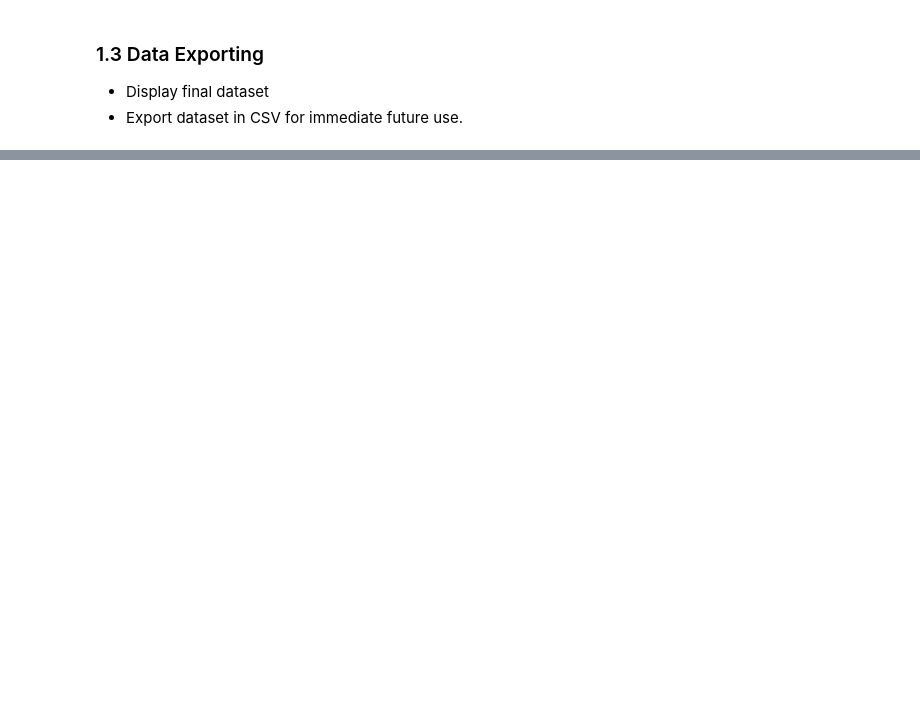
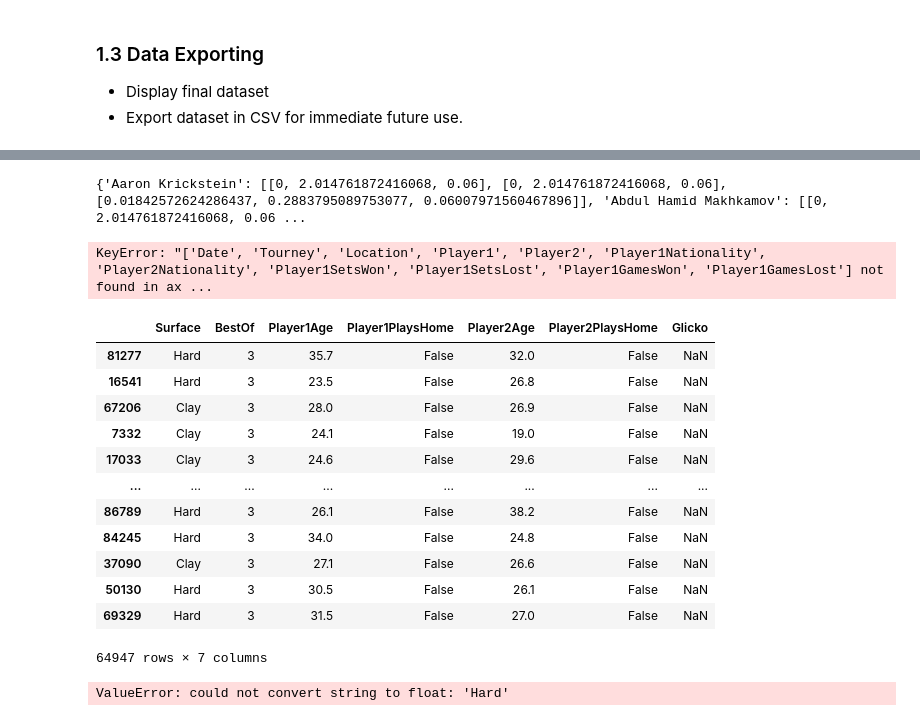
Before and after one commit to Fabio752/Tennis-Predictions, a Jupyter notebook: tennisPredictor.ipynb, the cells around one changed output, grey strips where cells are left out. Saved outputs shown, nothing was run; the diff lists cells and outputs as text; code cells hidden in the pictures; blank space fills up the shorter version.

```diff
--- a/tennisPredictor.ipynb
+++ b/tennisPredictor.ipynb
@@ -233,0 +391,59 @@ df_tournaments.to_csv("data/processed_data.csv", index = False)
+# %%
+## TODO: GLICKO
+processed_df["Glicko"] = 1500
+print(glicko_dict)
+# %% [output]
+{'Aaron Krickstein': [[0, 2.014761872416068, 0.06], [0, 2.014761872416068, 0.06], [0.01842572624286437, 0.2883795089753077, 0.06007971560467896]], 'Abdul Hamid Makhkamov': [[0, 2.014761872416068, 0.06 ...
+# %%
+ processed_df.drop(columns = ["Date", "Tourney", "Location", "Player1", "Player2",
+                              "Player1Nationality", "Player2Nationality",
+                             "Player1SetsWon", "Player1SetsLost",
+                             "Player1GamesWon", "Player1GamesLost"], inplace = True)
+
+display(processed_df)
+# %% [output]
+KeyError: "['Date', 'Tourney', 'Location', 'Player1', 'Player2', 'Player1Nationality', 'Player2Nationality', 'Player1SetsWon', 'Player1SetsLost', 'Player1GamesWon', 'Player1GamesLost'] not found in ax ...
+# %%
+# Initial split: 70-15-15
+
+df_train = processed_df.sample(frac = 0.7, random_state = 200) #random state is a seed value
+val_and_test = processed_df.drop(df_train.index)
+# df_val = val_and_test.sample(frac = 0.5, random_state = 200)
+# df_test = val_and_test.drop(df_val.index)
+
+df_test = val_and_test
+# %%
+from sklearn.naive_bayes import GaussianNB
+
+y_train = df_train["Player1Won"]
+x_train = df_train.drop(columns = ["Player1Won"])
+display(x_train)
+gnb = GaussianNB()
+trained_gnb = gnb.fit(x_train, y_train)
+y_pred = trained_gnb.predict(x_train)
+# y_proba = trained_gnb.predict_proba(x_train)
+
+print("Number of mislabeled points out of a total %d points : %d" \
+      % (x_train.shape[0], (y_train != y_pred).sum()))
+
+print(f"Accuracy: {(y_train == y_pred).sum() / (len(y_train))}")
+# for pred, act, prob in zip(y_pred, y_train, y_proba):
+#     if pred != act:
+#         print(f"Misclassified as {pred} with proba: {prob[0]}")
+
+print(f"1.0 preds: {(y_train == 1.0).sum()}, 0.0 preds: {(y_train == 0.0).sum()}")
+# %% [output]
+|  | Surface | BestOf | Player1Age | Player1PlaysHome | Player2Age | Player2PlaysHome | Glicko |
+| 81277 | Hard | 3 | 35.7 | False | 32.0 | False | NaN |
+| 16541 | Hard | 3 | 23.5 | False | 26.8 | False | NaN |
+| 67206 | Clay | 3 | 28.0 | False | 26.9 | False | NaN |
+| 7332 | Clay | 3 | 24.1 | False | 19.0 | False | NaN |
+| 17033 | Clay | 3 | 24.6 | False | 29.6 | False | NaN |
+| ... | ... | ... | ... | ... | ... | ... | ... |
+| 86789 | Hard | 3 | 26.1 | False | 38.2 | False | NaN |
+| 84245 | Hard | 3 | 34.0 | False | 24.8 | False | NaN |
+| 37090 | Clay | 3 | 27.1 | False | 26.6 | False | NaN |
+| 50130 | Hard | 3 | 30.5 | False | 26.1 | False | NaN |
+| 69329 | Hard | 3 | 31.5 | False | 27.0 | False | NaN |
+64947 rows × 7 columns
+ValueError: could not convert string to float: 'Hard'
```
Also changed, not shown: parts of 14 cells of this notebook, 1 other file.
